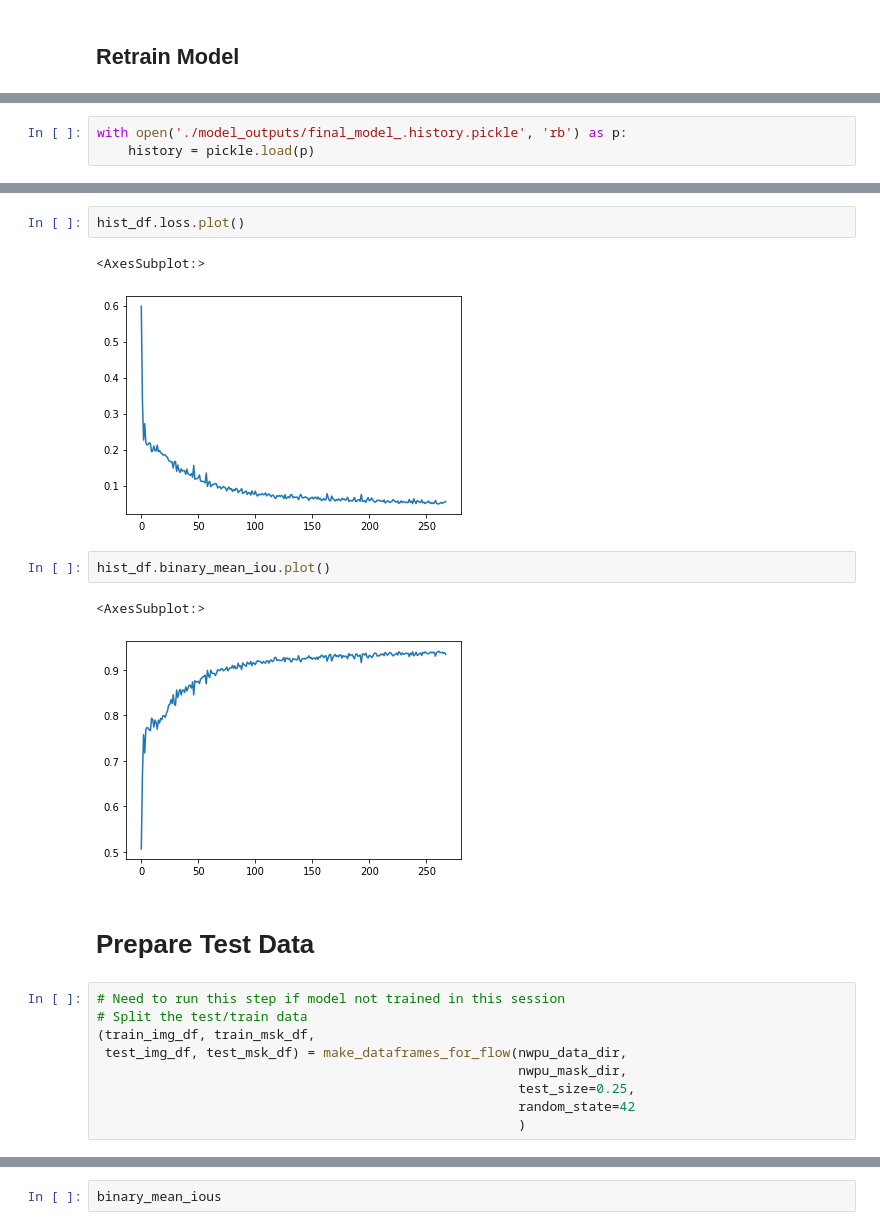
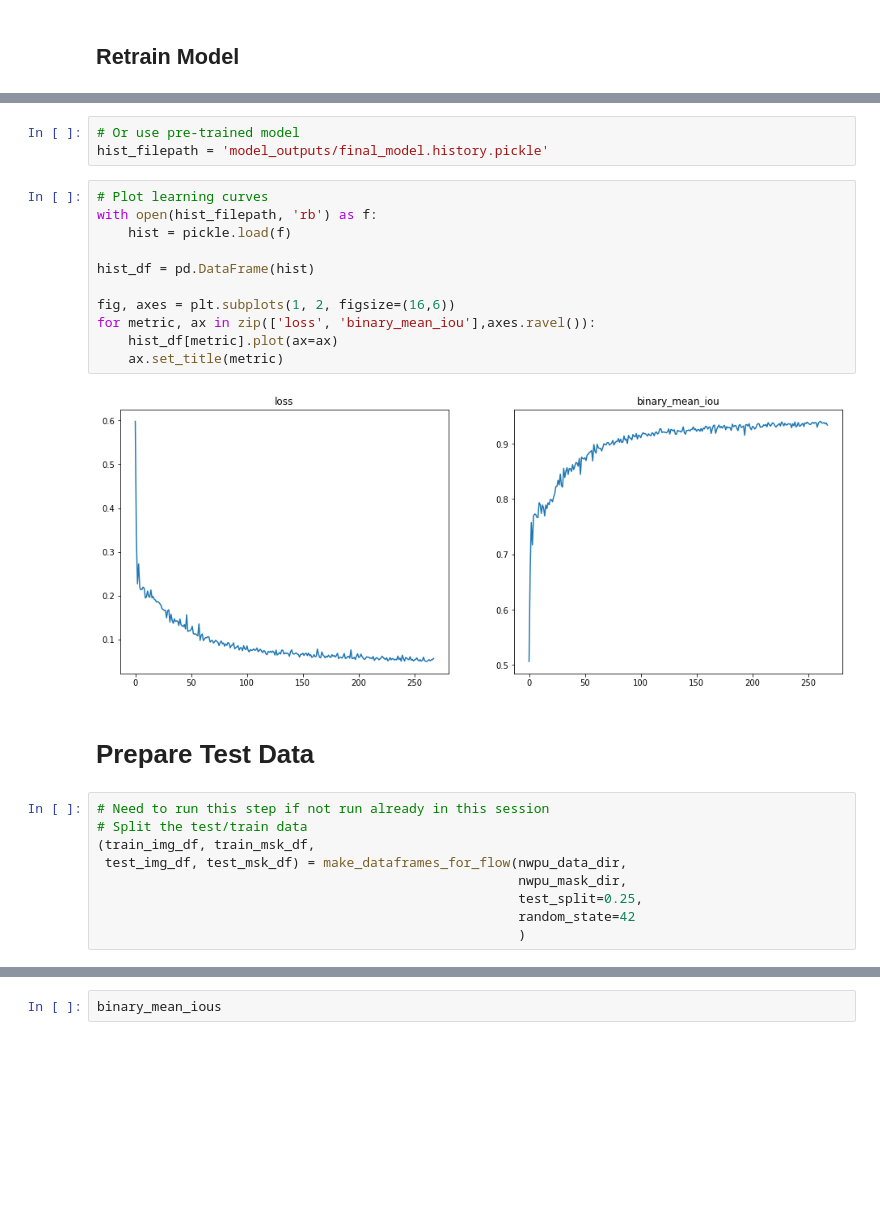
Before and after one commit to a-cass/eo-semantic-segmentation, a Jupyter notebook: nwpu-lakes/nwpu_lakes_segmentation_p9.ipynb, the cells around one changed output, grey strips where cells are left out. Drawn from its saved outputs; the diff is of its cells as text; blank space fills up the shorter version.

```diff
--- a/nwpu-lakes/nwpu_lakes_segmentation_p9.ipynb
+++ b/nwpu-lakes/nwpu_lakes_segmentation_p9.ipynb
@@ -136,3 +125,0 @@ timer.runtime_seconds()
-# %%
-with open('./model_outputs/final_model_.history.pickle', 'rb') as p:
-    history = pickle.load(p)
@@ -156,22 +126,28 @@ hist_df
-# %%
-hist_df.loss.plot()
-# %% [output]
-<AxesSubplot:>
-[figure, removed]
-# %%
-hist_df.binary_mean_iou.plot()
-# %% [output]
-<AxesSubplot:>
-[figure, removed]
+# %%
+# Or use pre-trained model
+hist_filepath = 'model_outputs/final_model.history.pickle'
+# %%
+# Plot learning curves
+with open(hist_filepath, 'rb') as f:
+    hist = pickle.load(f)
+
+hist_df = pd.DataFrame(hist)
+
+fig, axes = plt.subplots(1, 2, figsize=(16,6))
+for metric, ax in zip(['loss', 'binary_mean_iou'],axes.ravel()):
+    hist_df[metric].plot(ax=ax)
+    ax.set_title(metric)
+# %% [output]
+[figure, added]
 # %% [markdown]
 # Prepare Test Data
 # %%
-# Need to run this step if model not trained in this session
+# Need to run this step if not run already in this session
 # Split the test/train data
 (train_img_df, train_msk_df,
  test_img_df, test_msk_df) = make_dataframes_for_flow(nwpu_data_dir,
                                                       nwpu_mask_dir,
-                                                      test_size=0.25,
+                                                      test_split=0.25,
                                                       random_state=42
                                                       )
 # %%
```
Also changed, not shown: parts of 23 cells of this notebook, 4 other files.
